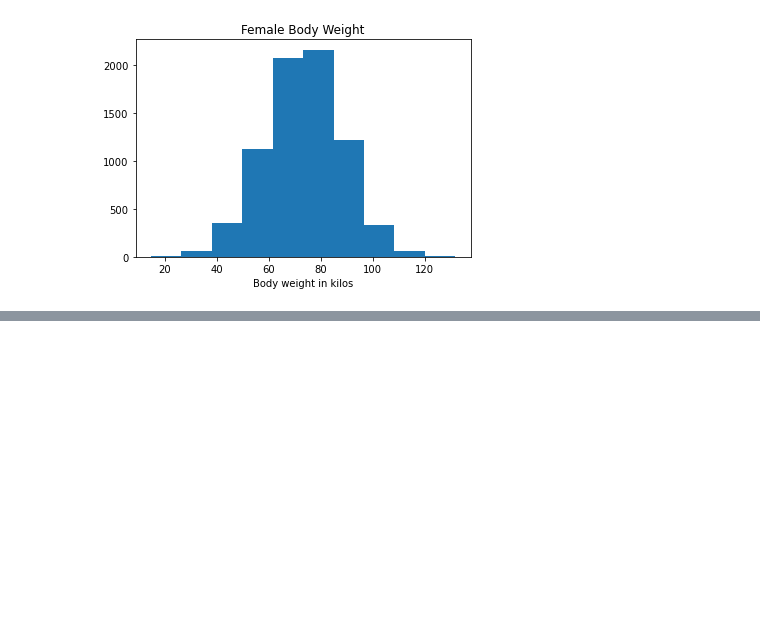
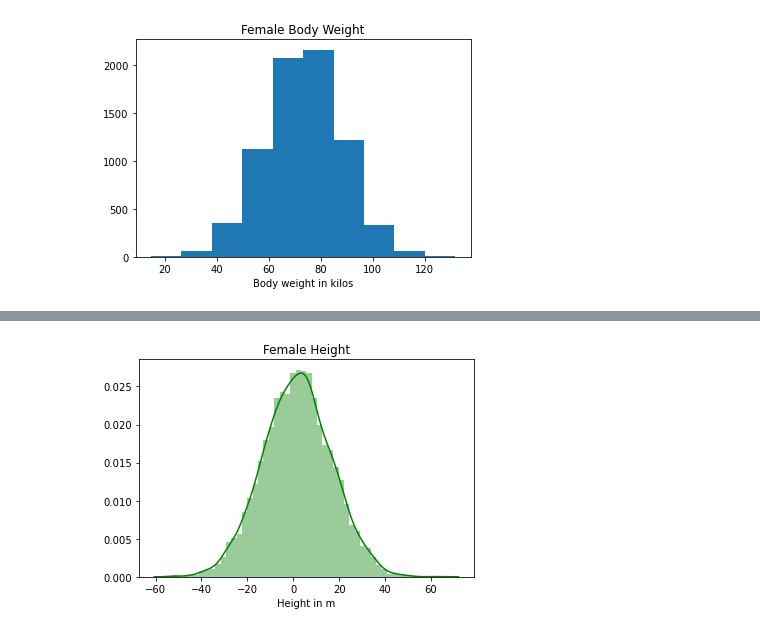
Before and after one commit to G00387847/programmingForDataAnalysisProject-2020, a Jupyter notebook: programmingForDataAnalysis-2020.ipynb, the cells around one changed output, grey strips where cells are left out. Cells and saved outputs as stored; diff of their text form; code cells hidden in the pictures; blank space fills up the shorter version.

```diff
--- a/programmingForDataAnalysis-2020.ipynb
+++ b/programmingForDataAnalysis-2020.ipynb
@@ -230,0 +214,9 @@ plt.show()
+# %%
+femaleheight = pd.DataFrame(np.random.normal(1.64, 15, 7400))  # female average height is 1.64m and standard deviation 15
+sns.distplot(femaleheight, color= 'green')
+plt.title('Female Height')
+plt.xlabel('Height in m')
+plt.show()
+femaleheight.columns = ['Height']
+# %% [output]
+[figure, added]
```
Also changed, not shown: parts of 25 cells of this notebook.
